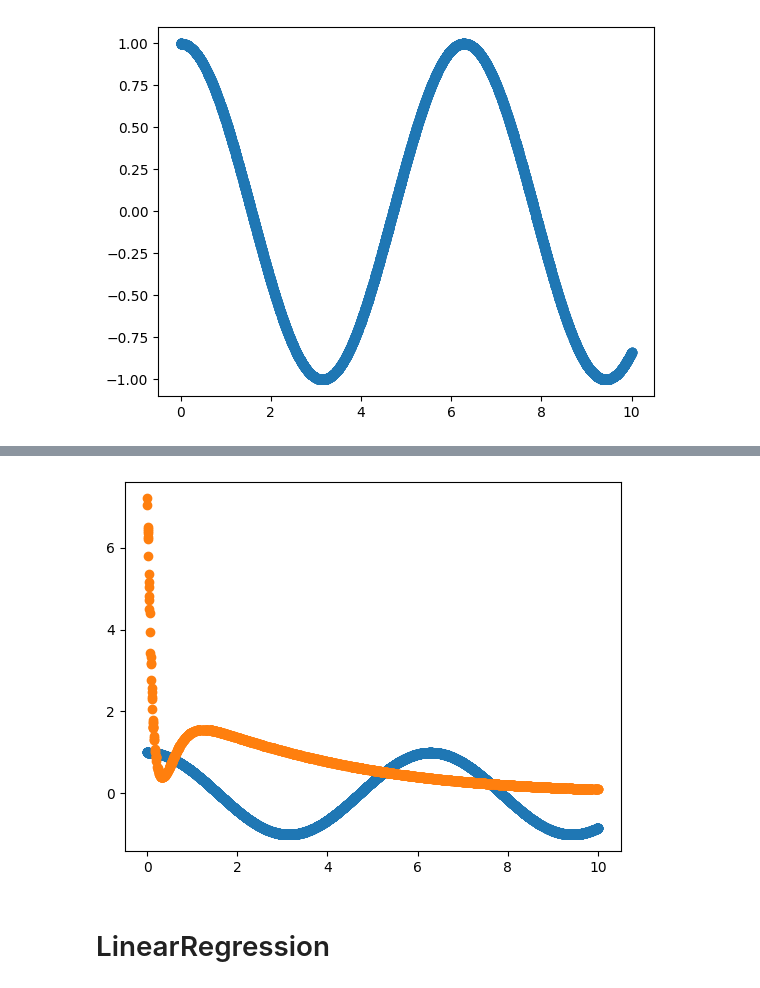
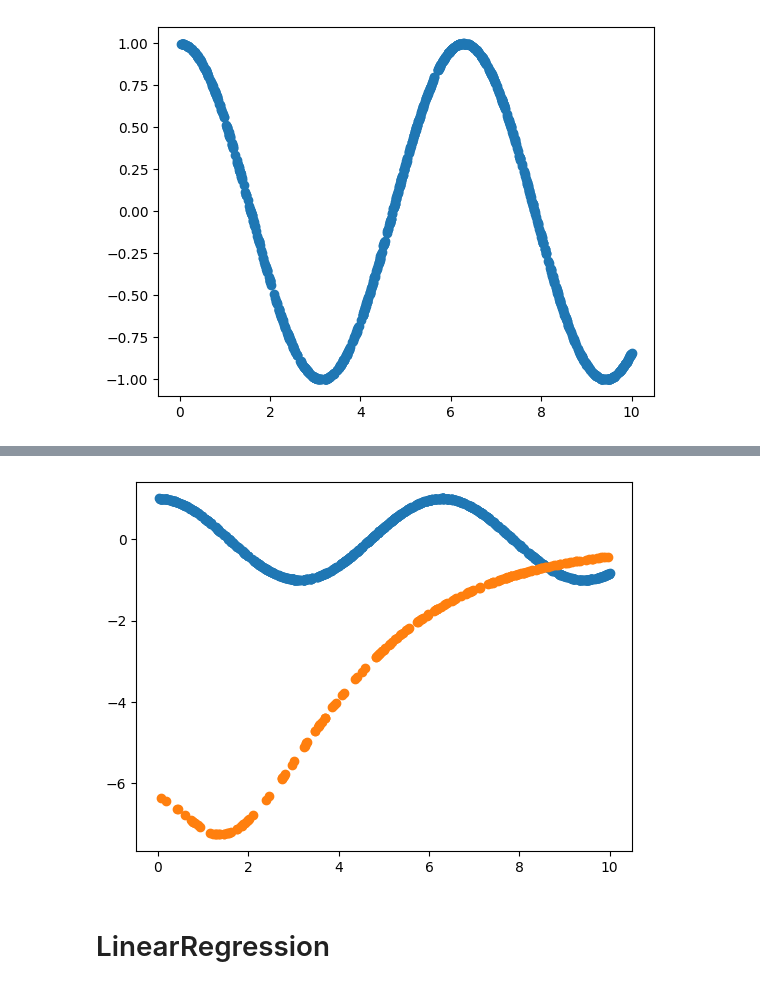
Before and after one commit to PHILIPP111007/ML, a Jupyter notebook: phils_model/main_with_c.ipynb, the cells around one changed output, grey strips where cells are left out. Cells and saved outputs as stored; diff of their text form; code cells hidden in the pictures.

```diff
--- a/phils_model/main_with_c.ipynb
+++ b/phils_model/main_with_c.ipynb
@@ -263,7 +263,7 @@ class Model:
 # %% [markdown]
 ## Dataset
 # %%
-X = sorted(np.random.uniform(0, 10, 10_000))
+X = sorted(np.random.uniform(0, 10, 1_000))
 y = [[math.cos(x)] for x in X]
 
 X_nested = list(X)
@@ -284,13 +284,12 @@ lib = ctypes.CDLL('./functions.so')
 train_dataset = Dataset(samples=X_train, targets=y_train)
 
 layers = [
-    Linear(1,10, activation=Sigmoid()),
-    Linear(10,10, activation=Sigmoid()),
-    Linear(10,1),
+    Linear(1,1000, activation=Sigmoid()),
+    Linear(1000,1),
 ]
 
-model = Model(layers=layers, loss=MSELoss(), regression=True, max_change=1000000000)
-model.fit(dataset=train_dataset, n_epoch=1, learning_rate=0.01, verbose=1)
+model = Model(layers=layers, loss=MSELoss(), regression=True, max_change=0.0001)
+model.fit(dataset=train_dataset, n_epoch=1, learning_rate=0.0000000000000001, verbose=1)
 
 preds = []
 for i in X_val:
@@ -314,4 +304,4 @@ Epoch 10 / 10. Loss: 636.764561
-[figure, old version]
+[figure, new version]
 # %% [markdown]
 # LinearRegression
 # %%
```
Also changed, not shown: parts of 5 cells of this notebook, 1 other file.
